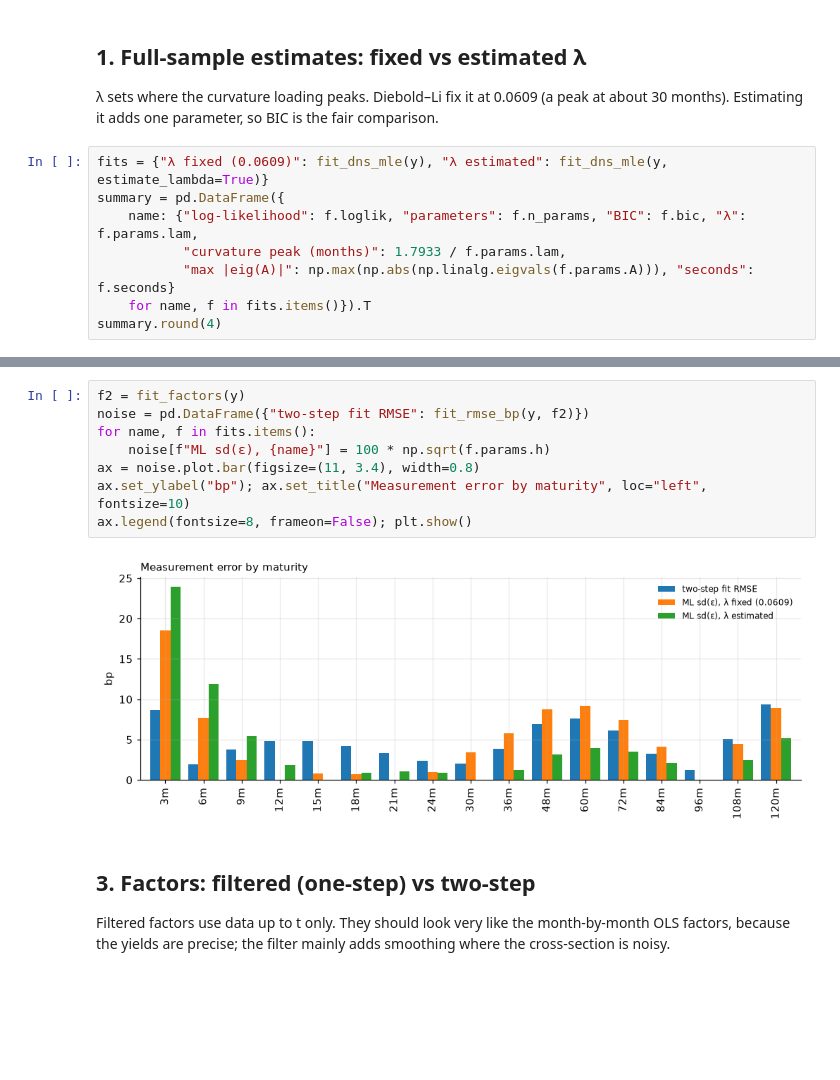
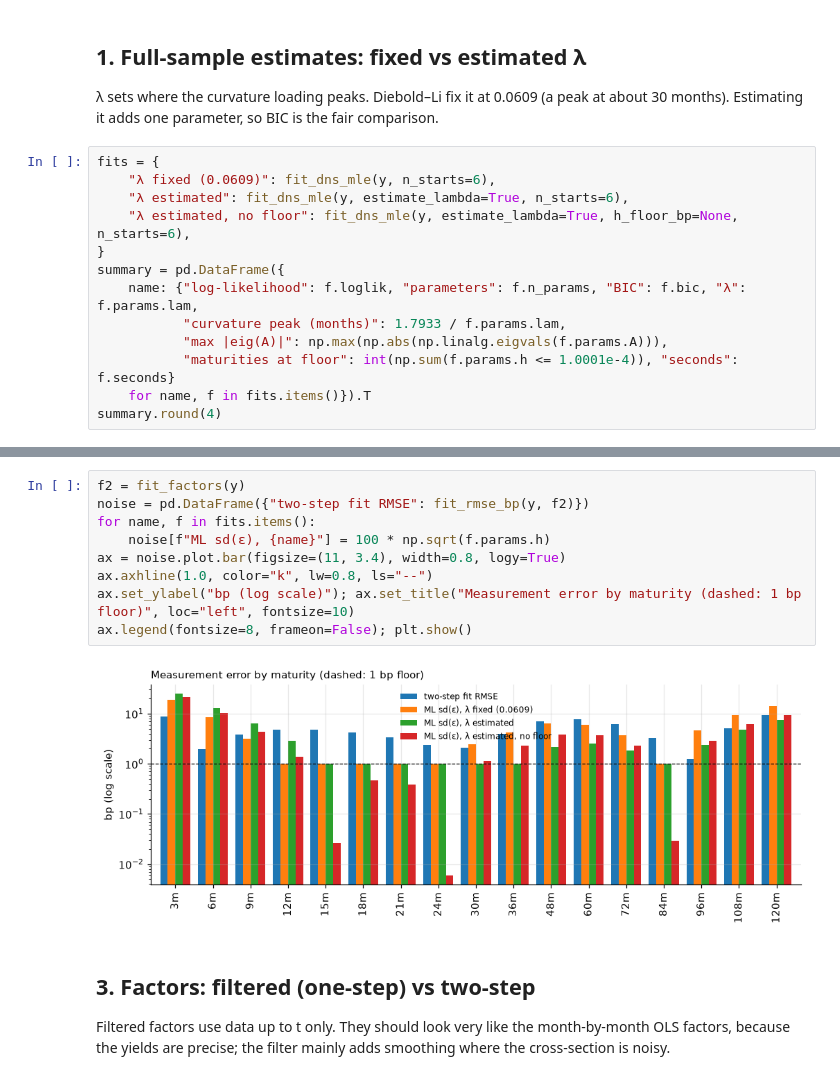
Before and after one commit to bdcdc20/yield-curve-kalman, a Jupyter notebook: notebooks/02_kalman_usd.ipynb, the cells around one changed output, grey strips where cells are left out. Drawn from its saved outputs; the diff is of its cells as text; blank space fills up the shorter version.

```diff
--- a/notebooks/02_kalman_usd.ipynb
+++ b/notebooks/02_kalman_usd.ipynb
@@ -37,11 +43,16 @@ print(f"{len(y)} months, {y.index[0]:%Y-%m} to {y.index[-1]:%Y-%m}")
 at about 30 months). Estimating it adds one parameter, so BIC is the fair
 comparison.
 # %%
-fits = {"λ fixed (0.0609)": fit_dns_mle(y), "λ estimated": fit_dns_mle(y, estimate_lambda=True)}
+fits = {
+    "λ fixed (0.0609)": fit_dns_mle(y, n_starts=6),
+    "λ estimated": fit_dns_mle(y, estimate_lambda=True, n_starts=6),
+    "λ estimated, no floor": fit_dns_mle(y, estimate_lambda=True, h_floor_bp=None, n_starts=6),
+}
 summary = pd.DataFrame({
     name: {"log-likelihood": f.loglik, "parameters": f.n_params, "BIC": f.bic, "λ": f.params.lam,
            "curvature peak (months)": 1.7933 / f.params.lam,
-           "max |eig(A)|": np.max(np.abs(np.linalg.eigvals(f.params.A))), "seconds": f.seconds}
+           "max |eig(A)|": np.max(np.abs(np.linalg.eigvals(f.params.A))),
+           "maturities at floor": int(np.sum(f.params.h <= 1.0001e-4)), "seconds": f.seconds}
     for name, f in fits.items()}).T
 summary.round(4)
 # %% [output]
@@ -80,13 +108,14 @@ on the noise standard deviation (e.g. 1 bp) is a possible robustness check.
 # %%
 f2 = fit_factors(y)
 noise = pd.DataFrame({"two-step fit RMSE": fit_rmse_bp(y, f2)})
 for name, f in fits.items():
     noise[f"ML sd(ε), {name}"] = 100 * np.sqrt(f.params.h)
-ax = noise.plot.bar(figsize=(11, 3.4), width=0.8)
-ax.set_ylabel("bp"); ax.set_title("Measurement error by maturity", loc="left", fontsize=10)
+ax = noise.plot.bar(figsize=(11, 3.4), width=0.8, logy=True)
+ax.axhline(1.0, color="k", lw=0.8, ls="--")
+ax.set_ylabel("bp (log scale)"); ax.set_title("Measurement error by maturity (dashed: 1 bp floor)", loc="left", fontsize=10)
 ax.legend(fontsize=8, frameon=False); plt.show()
 # %% [output]
-[figure, old version]
+[figure, new version]
 # %% [markdown]
 ## 3. Factors: filtered (one-step) vs two-step
 
```
Also changed, not shown: parts of 12 cells of this notebook, 2 other files.
